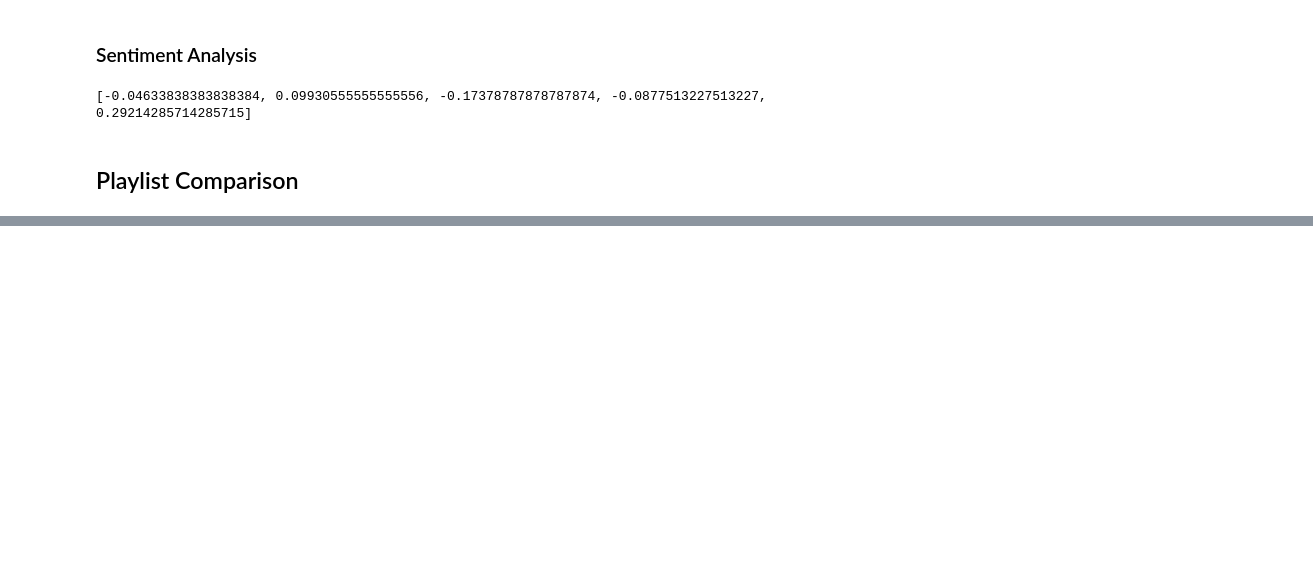
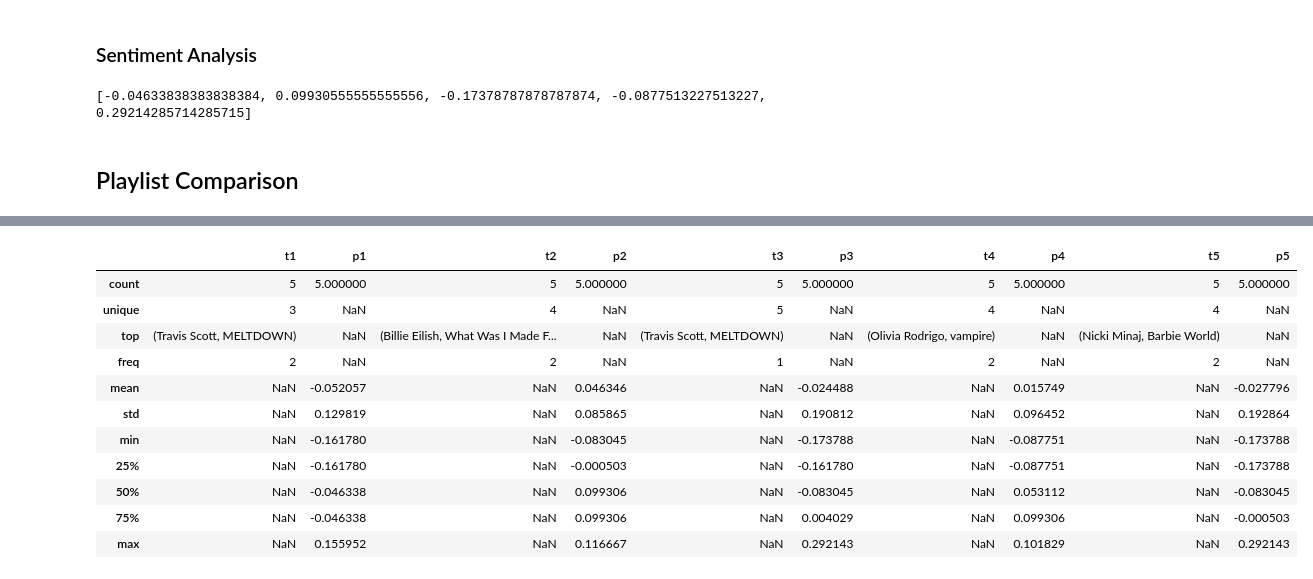
Before and after one commit to bethharvey/spotify-sentiment-analysis, a Jupyter notebook: spotify-sentiment.ipynb, the cells around one changed output, grey strips where cells are left out. Drawn from its saved outputs; the diff is of its cells as text; code cells hidden in the pictures; blank space fills up the shorter version.

```diff
--- a/spotify-sentiment.ipynb
+++ b/spotify-sentiment.ipynb
@@ -266,0 +296,15 @@ print(top_five_australia_polarity)
+# %%
+df.describe(include = 'all')
+# %% [output]
+|  | t1 | p1 | t2 | p2 | t3 | p3 | t4 | p4 | t5 | p5 |
+| count | 5 | 5.000000 | 5 | 5.000000 | 5 | 5.000000 | 5 | 5.000000 | 5 | 5.000000 |
+| unique | 3 | NaN | 4 | NaN | 5 | NaN | 4 | NaN | 4 | NaN |
+| top | (Travis Scott, MELTDOWN) | NaN | (Billie Eilish, What Was I Made F... | NaN | (Travis Scott, MELTDOWN) | NaN | (Olivia Rodrigo, vampire) | NaN | (Nicki Minaj, Barbie World) | NaN |
+| freq | 2 | NaN | 2 | NaN | 1 | NaN | 2 | NaN | 2 | NaN |
+| mean | NaN | -0.052057 | NaN | 0.046346 | NaN | -0.024488 | NaN | 0.015749 | NaN | -0.027796 |
+| std | NaN | 0.129819 | NaN | 0.085865 | NaN | 0.190812 | NaN | 0.096452 | NaN | 0.192864 |
+| min | NaN | -0.161780 | NaN | -0.083045 | NaN | -0.173788 | NaN | -0.087751 | NaN | -0.173788 |
+| 25% | NaN | -0.161780 | NaN | -0.000503 | NaN | -0.161780 | NaN | -0.087751 | NaN | -0.173788 |
+| 50% | NaN | -0.046338 | NaN | 0.099306 | NaN | -0.083045 | NaN | 0.053112 | NaN | -0.083045 |
+| 75% | NaN | -0.046338 | NaN | 0.099306 | NaN | 0.004029 | NaN | 0.099306 | NaN | -0.000503 |
+| max | NaN | 0.155952 | NaN | 0.116667 | NaN | 0.292143 | NaN | 0.101829 | NaN | 0.292143 |
```
Also changed, not shown: parts of 7 cells of this notebook.
